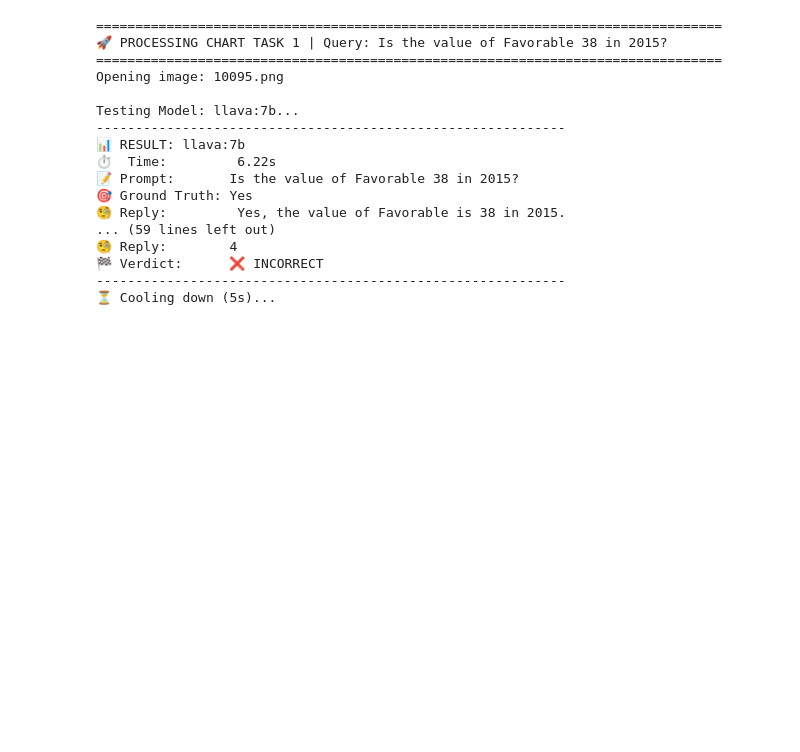
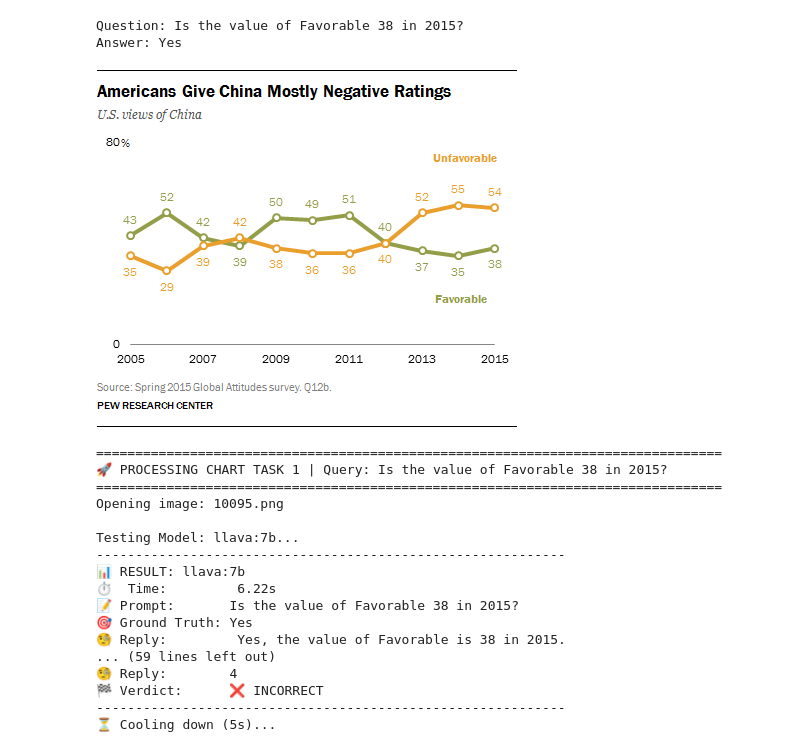
Before and after one commit to Ahmed-S-Ahmed/ThesisCode, a Jupyter notebook: ChartEval.ipynb, the cells around one changed output. Cells and saved outputs as stored; diff of their text form; code cells hidden in the pictures; blank space fills up the shorter version.

```diff
--- a/ChartEval.ipynb
+++ b/ChartEval.ipynb
@@ -47,3 +18,64 @@ Answer: Yes
+# %%
+def load_chart_qa_split(dataset_path, split_name, type="human"):
+    """
+    Loads ChartQA data for a specific split (train, val, test).
+    Type can be 'human' (human-authored) or 'augmented' (machine-generated).
+    """
+    # os.path.join automatically handles Windows (\) vs Mac/Linux (/) slashes
+    json_file = os.path.join(dataset_path, split_name, f"{split_name}_{type}.json")
+    image_dir = os.path.join(dataset_path, split_name, "png")
+
+    # Quick check to ensure the path actually resolves correctly
+    if not os.path.exists(json_file):
+        raise FileNotFoundError(f"Cannot find dataset at: {json_file}\nPlease check your folder structure.")
+
+    # Added utf-8 encoding (crucial for Windows to read JSONs without throwing errors)
+    with open(json_file, 'r', encoding='utf-8') as f:
+        data = json.load(f)
+
+    # Convert to a DataFrame for easier manipulation
+    df = pd.DataFrame(data)
+
+    # Add absolute image paths to the DataFrame
+    df['image_path'] = df['imgname'].apply(lambda x: os.path.join(image_dir, x))
+
+    return df
+
+# --- Example Usage ---
+if __name__ == "__main__":
+    # DYNAMIC PATH FOR JUPYTER NOTEBOOKS: Gets the directory where the notebook is running
+    current_dir = os.getcwd()
+
+    # Updated to reflect the folder structure: current_dir -> DChartQA -> ChartQA Dataset
+    dynamic_dataset_path = os.path.abspath(os.path.join(current_dir, "..", "DChartQA", "ChartQA Dataset"))
+
+    try:
+        # Pass the dynamic path into the function
+        train_df = load_chart_qa_split(dynamic_dataset_path, "train", type="human")
+
+        # Access the first entry
+        first_entry = train_df.iloc[0]
+        print(f"Question: {first_entry['query']}")
+        print(f"Answer: {first_entry['label']}\n")
+
+        # --- NEW CODE: Open and display the image ---
+        img_path = first_entry['image_path']
+
+        # Double-check that the image actually exists before trying to open it
+        if os.path.exists(img_path):
+            img = Image.open(img_path)
+            # Resize image slightly if it's too massive for the notebook screen (optional)
+            img.thumbnail((600, 600))
+            display(img)
+        else:
+            print(f"⚠️ Image not found at the expected path: {img_path}")
+
+    except FileNotFoundError as e:
+        print(e)
+# %% [output]
+Question: Is the value of Favorable 38 in 2015?
+Answer: Yes
+[figure, added]
 # %%
 # 1. Configuration
 dataset_path = Path("/Users/smeh/Desktop/Thesis/DChartQA/ChartQA Dataset")
```
Also changed, not shown: parts of 3 cells of this notebook, 1 other file.
